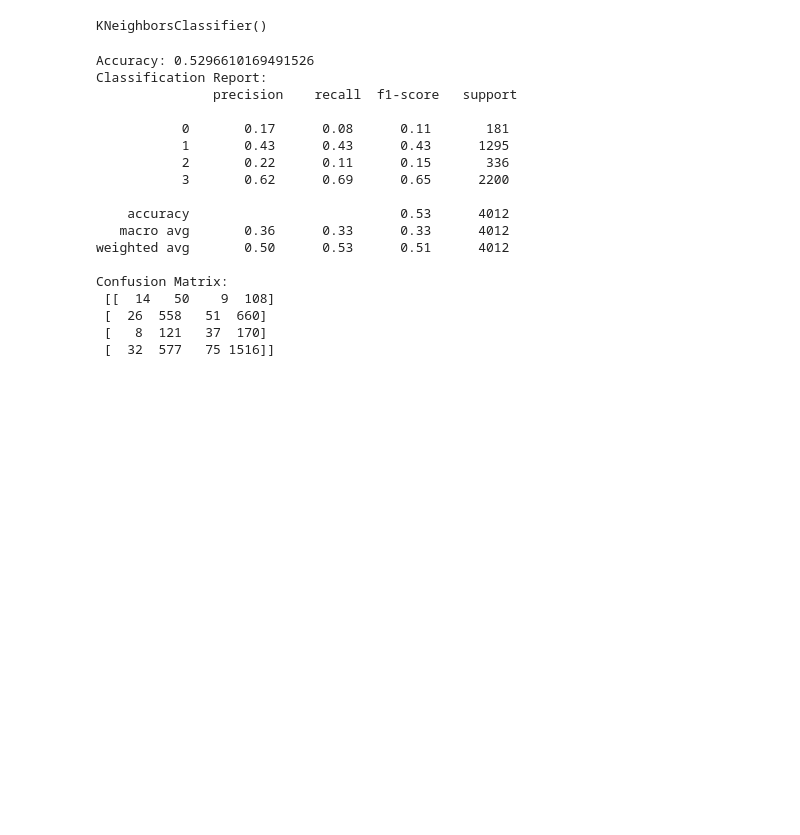
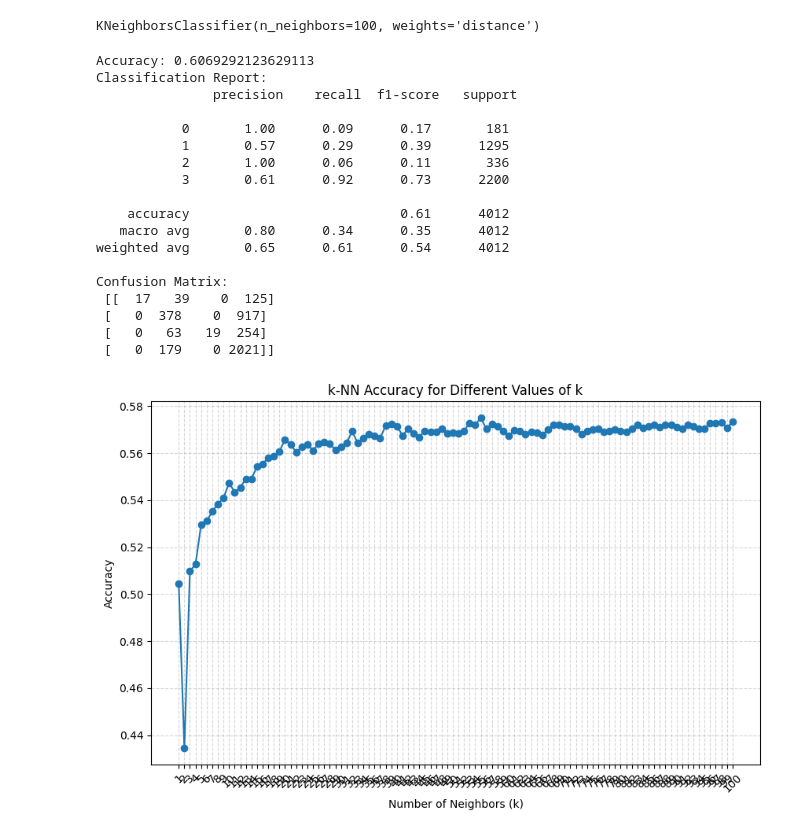
Before and after one commit to mroshan5722/Dubai_UG-6, a Jupyter notebook: notebooks/Roshan - Chess/KNN_ Chess.ipynb, the cells around one changed output. Drawn from its saved outputs; the diff is of its cells as text; code cells hidden in the pictures; blank space fills up the shorter version.

```diff
--- a/notebooks/Roshan - Chess/KNN_ Chess.ipynb
+++ b/notebooks/Roshan - Chess/KNN_ Chess.ipynb
@@ -30,13 +31,24 @@ scaler = StandardScaler()
 X_train = scaler.fit_transform(X_train)
 X_test = scaler.transform(X_test)
 # %%
-# Initialize the k-NN classifier with k=5 (you can adjust k as needed)
-knn = KNeighborsClassifier(n_neighbors=5)
+from sklearn.neighbors import KNeighborsClassifier
+
+# Initialize the k-NN classifier with all parameters explicitly defined
+knn = KNeighborsClassifier(
+    n_neighbors=100,        # Number of neighbors to use
+    weights='distance',      # Weight function used in prediction ('uniform' or 'distance')
+    algorithm='auto',       # Algorithm used to compute the nearest neighbors ('auto', 'ball_tree', 'kd_tree', 'brute')
+    leaf_size=30,           # Leaf size for 'ball_tree' or 'kd_tree'
+    p=2,                    # Power parameter for the Minkowski metric (p=2 corresponds to Euclidean distance)
+    metric='minkowski',     # Distance metric used ('minkowski', 'euclidean', 'manhattan', etc.)
+    metric_params=None,     # Additional keyword arguments for the metric function
+    n_jobs=None             # Number of parallel jobs to run (-1 uses all available cores)
+)
 
 # Train the model on the training data
 knn.fit(X_train, y_train)
 # %% [output]
-KNeighborsClassifier()
+KNeighborsClassifier(n_neighbors=100, weights='distance')
 # %%
 # Make predictions on the test data
 y_pred = knn.predict(X_test)
@@ -46,21 +58,43 @@ print("Accuracy:", accuracy_score(y_test, y_pred))
 print("Classification Report:\n", classification_report(y_test, y_pred))
 print("Confusion Matrix:\n", confusion_matrix(y_test, y_pred))
 # %% [output]
-Accuracy: 0.5296610169491526
+Accuracy: 0.6069292123629113
 Classification Report:
                precision    recall  f1-score   support
 
-           0       0.17      0.08      0.11       181
-           1       0.43      0.43      0.43      1295
-           2       0.22      0.11      0.15       336
-           3       0.62      0.69      0.65      2200
+           0       1.00      0.09      0.17       181
+           1       0.57      0.29      0.39      1295
+           2       1.00      0.06      0.11       336
+           3       0.61      0.92      0.73      2200
 
-    accuracy                           0.53      4012
-   macro avg       0.36      0.33      0.33      4012
-weighted avg       0.50      0.53      0.51      4012
+    accuracy                           0.61      4012
+   macro avg       0.80      0.34      0.35      4012
+weighted avg       0.65      0.61      0.54      4012
 
 Confusion Matrix:
- [[  14   50    9  108]
- [  26  558   51  660]
- [   8  121   37  170]
- [  32  577   75 1516]]
+ [[  17   39    0  125]
+ [   0  378    0  917]
+ [   0   63   19  254]
+ [   0  179    0 2021]]
+# %%
+# List to store accuracy for different values of k
+k_values = range(1, 101)
+accuracies = []
+
+for k in k_values:
+    knn = KNeighborsClassifier(n_neighbors=k)
+    knn.fit(X_train, y_train)
+    y_pred = knn.predict(X_test)
+    accuracies.append(accuracy_score(y_test, y_pred))
+
+# Plotting the accuracies
+plt.figure(figsize=(10, 6))
+plt.plot(k_values, accuracies, marker='o', linestyle='-')
+plt.title("k-NN Accuracy for Different Values of k")
+plt.xlabel("Number of Neighbors (k)")
+plt.ylabel("Accuracy")
+plt.xticks(k_values, rotation=45)
+plt.grid(visible=True, linestyle='--', alpha=0.5)
+plt.show()
+# %% [output]
+[figure, added]
```
Also changed, not shown: parts of 11 cells of this notebook.
